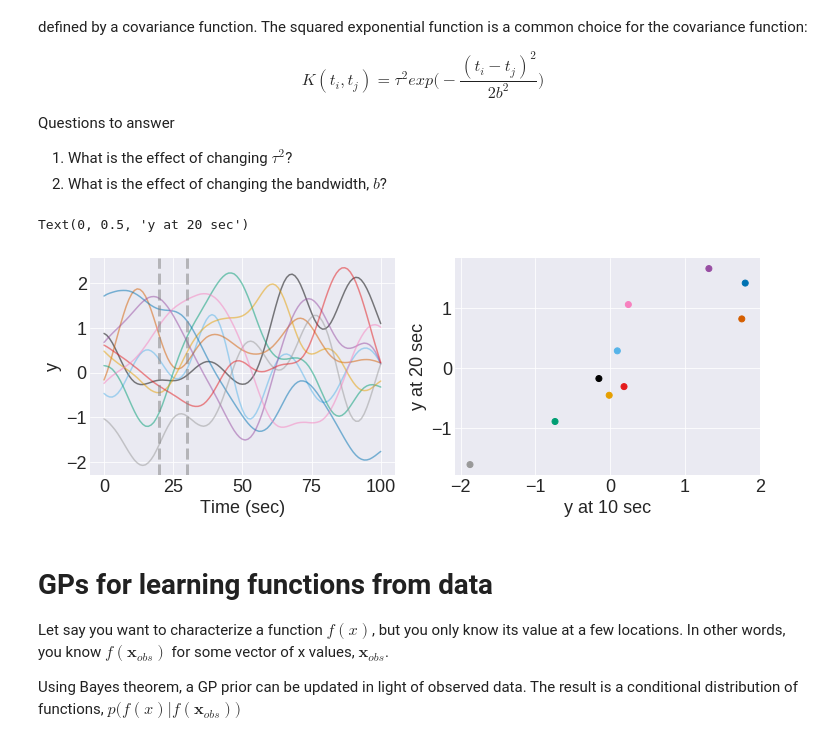
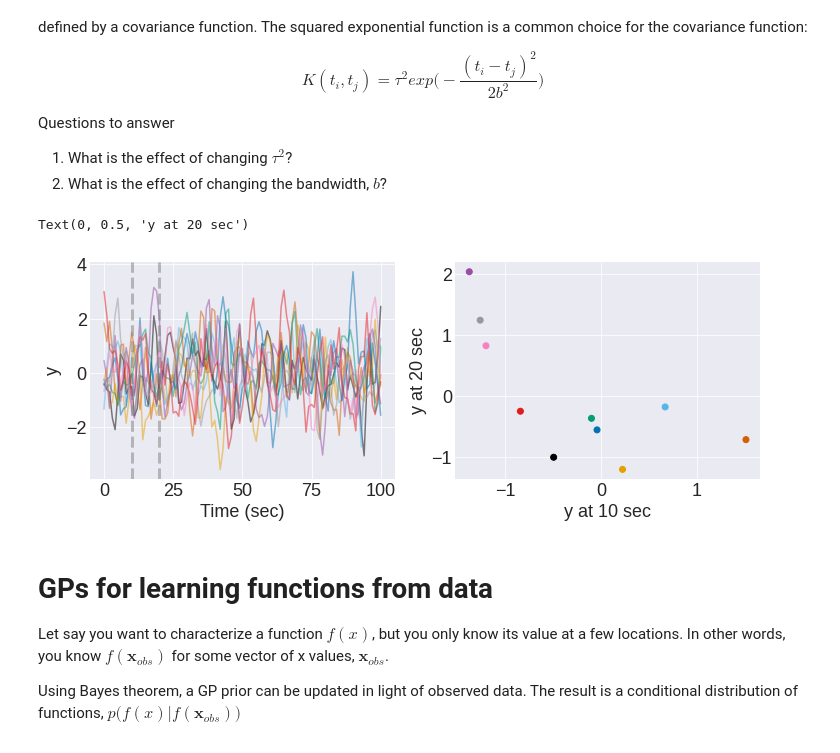
Before and after one commit to tbuffington7/gaussian-process-tutorial, a Jupyter notebook: GP_tutorial.ipynb, the cells around one changed output. Saved outputs shown, nothing was run; the diff lists cells and outputs as text; code cells hidden in the pictures.

```diff
--- a/GP_tutorial.ipynb
+++ b/GP_tutorial.ipynb
@@ -105,7 +100,7 @@ Questions to answer
 2. What is the effect of changing the bandwidth, $b$?
 # %%
 #Covariance function hyperparameters
-b = 10
+b = 1
 tau_sq = 1
 
 ################################################################################
@@ -117,35 +112,35 @@ time_vec = np.linspace(0,100, 101)
 #Function evaluations of GPs are multivariate normal with a mean vector and covariance matrix specification
 mean_vec = np.zeros(len(time_vec))
 cov_mat = squared_exponential(time_vec, b, tau_sq)
 
 #Number of draws from GP in plot
 num_draws=10
 
 #Also keep track of function evaluations at 20 seconds and 30 seconds
 vals_at_10 = np.zeros(num_draws)
 vals_at_20 = np.zeros(num_draws)
 
 
 plt.rcParams['figure.figsize'] = 12,4
 plt.subplot(1,2,1)
 for i in range(num_draws):
     gp_draw = np.random.multivariate_normal(mean_vec, cov_mat)
     vals_at_10[i] = gp_draw[10]
     vals_at_20[i] = gp_draw[20]
 
     plt.plot(time_vec, gp_draw, color=colors[i], alpha=0.5)
+plt.axvline(10, color='gray', linestyle='--', linewidth=3, alpha=0.5)
 plt.axvline(20, color='gray', linestyle='--', linewidth=3, alpha=0.5)
-plt.axvline(30, color='gray', linestyle='--', linewidth=3, alpha=0.5)
 plt.xlabel('Time (sec)')
 plt.ylabel('y')
 
 plt.subplot(1,2,2)
 plt.scatter(vals_at_10, vals_at_20, color=colors[:num_draws])
 plt.xlabel('y at 10 sec')
 plt.ylabel('y at 20 sec')
 # %% [output]
 Text(0, 0.5, 'y at 20 sec')
-[figure, old version]
+[figure, new version]
 # %% [markdown]
 # GPs for learning functions from data
 
```
Also changed, not shown: parts of 4 cells of this notebook.
